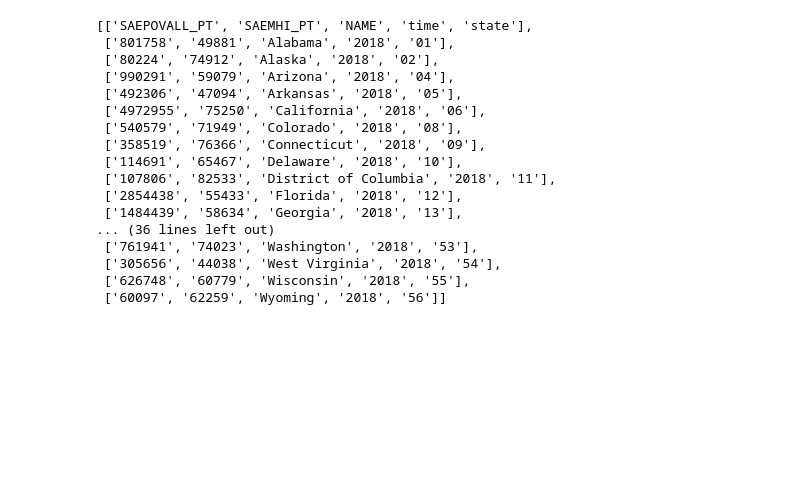
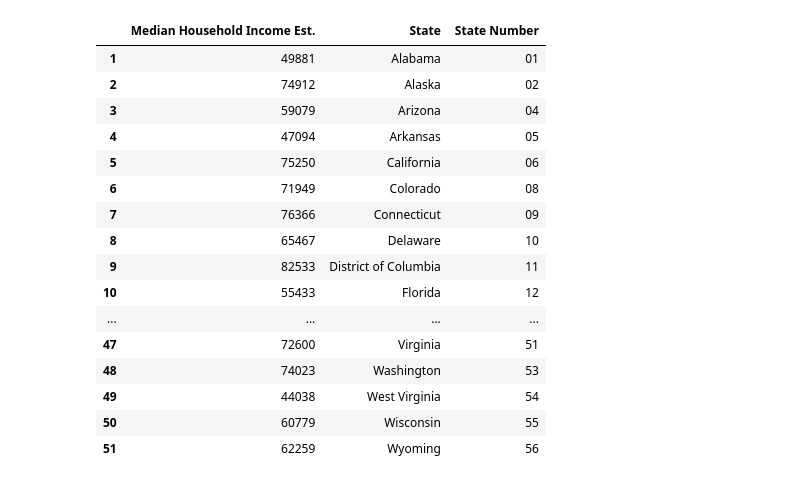
Before and after one commit to ssugiura47/COVID-19, a Jupyter notebook: PROJECT1.ipynb, the cells around one changed output. Saved outputs shown, nothing was run; the diff lists cells and outputs as text; code cells hidden in the pictures; blank space fills up the shorter version.

```diff
--- a/PROJECT1.ipynb
+++ b/PROJECT1.ipynb
@@ -33,21 +38,26 @@ response
 # %%
 income_response = requests.get(f"https://api.census.gov/data/timeseries/poverty/saipe?get=SAEPOVALL_PT,SAEMHI_PT,NAME&for=state:*&time=2018&key={api_key}").json()
-income_response
+income_response_df = pd.DataFrame(income_response)
+rename_inc_df = income_response_df.rename(columns={1:"Median Household Income Est.", 2: "State", 4: "State Number"})
+income_df = rename_inc_df.drop([0])
+income_df = income_df.drop(columns= [0, 3])
+income_df.to_csv("pop_income.csv", encoding="utf-8", index=False, header=True)
+income_df
 # %% [output]
-[['SAEPOVALL_PT', 'SAEMHI_PT', 'NAME', 'time', 'state'],
- ['801758', '49881', 'Alabama', '2018', '01'],
- ['80224', '74912', 'Alaska', '2018', '02'],
- ['990291', '59079', 'Arizona', '2018', '04'],
- ['492306', '47094', 'Arkansas', '2018', '05'],
- ['4972955', '75250', 'California', '2018', '06'],
- ['540579', '71949', 'Colorado', '2018', '08'],
- ['358519', '76366', 'Connecticut', '2018', '09'],
- ['114691', '65467', 'Delaware', '2018', '10'],
- ['107806', '82533', 'District of Columbia', '2018', '11'],
- ['2854438', '55433', 'Florida', '2018', '12'],
- ['1484439', '58634', 'Georgia', '2018', '13'],
-... (36 lines left out)
- ['761941', '74023', 'Washington', '2018', '53'],
- ['305656', '44038', 'West Virginia', '2018', '54'],
- ['626748', '60779', 'Wisconsin', '2018', '55'],
- ['60097', '62259', 'Wyoming', '2018', '56']]
+|  | Median Household Income Est. | State | State Number |
+| 1 | 49881 | Alabama | 01 |
+| 2 | 74912 | Alaska | 02 |
+| 3 | 59079 | Arizona | 04 |
+| 4 | 47094 | Arkansas | 05 |
+| 5 | 75250 | California | 06 |
+| 6 | 71949 | Colorado | 08 |
+| 7 | 76366 | Connecticut | 09 |
+| 8 | 65467 | Delaware | 10 |
+| 9 | 82533 | District of Columbia | 11 |
+| 10 | 55433 | Florida | 12 |
+| ... | ... | ... | ... |
+| 47 | 72600 | Virginia | 51 |
+| 48 | 74023 | Washington | 53 |
+| 49 | 44038 | West Virginia | 54 |
+| 50 | 60779 | Wisconsin | 55 |
+| 51 | 62259 | Wyoming | 56 |
```
Also changed, not shown: parts of 3 cells of this notebook, 3 other files.
